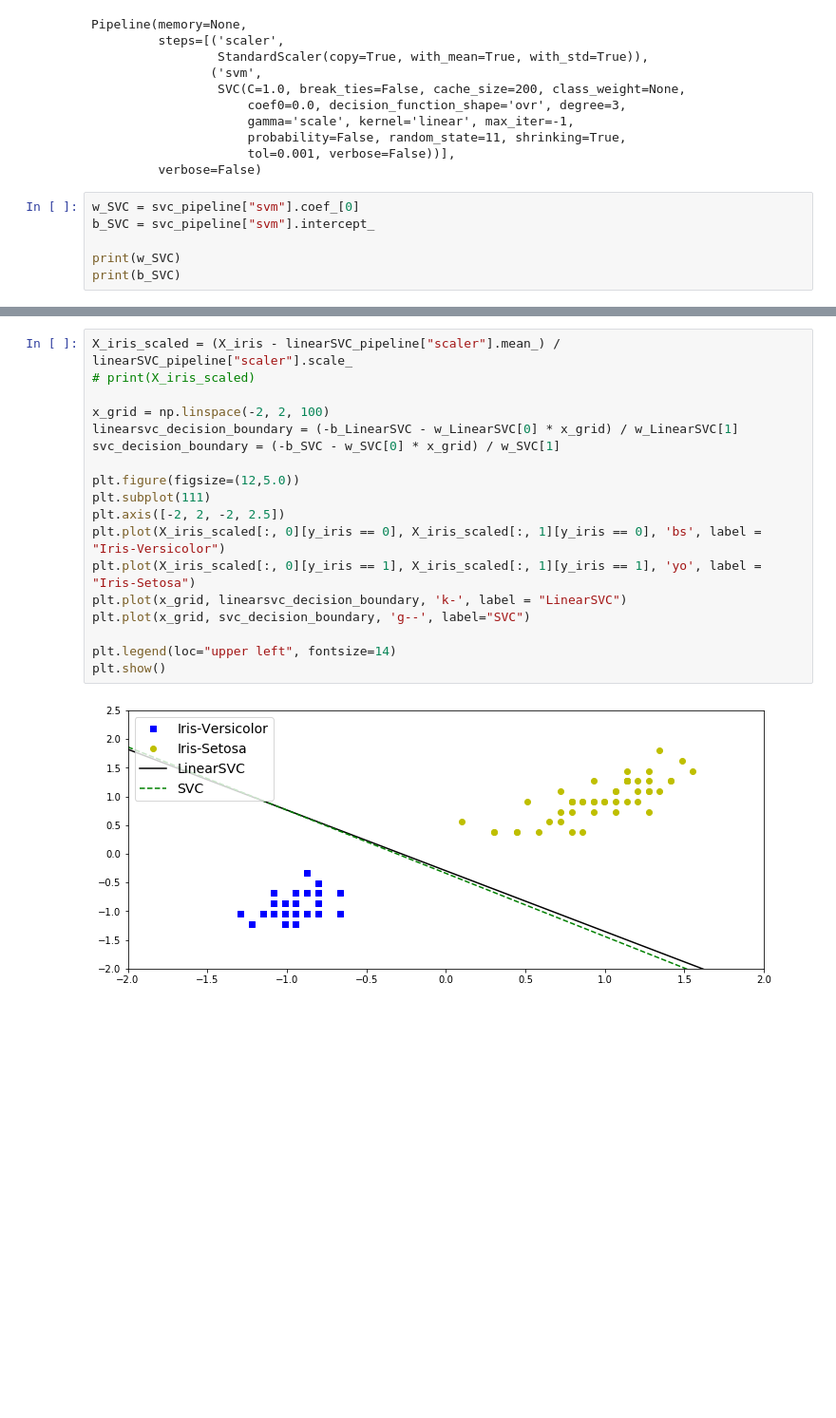
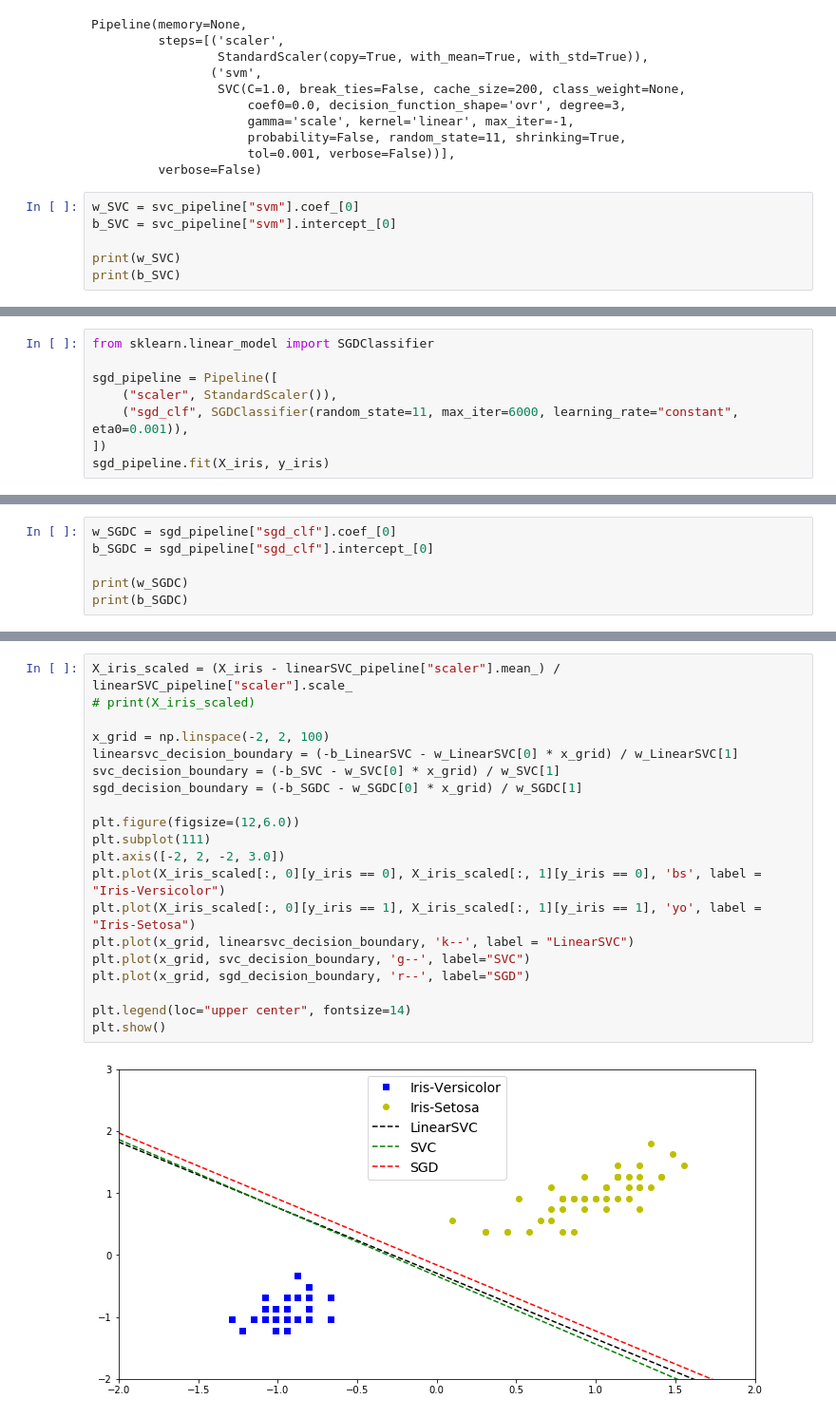
Before and after one commit to wbchristerson/machine-learning-projects, a Jupyter notebook: svm-examples.ipynb, the cells around one changed output, grey strips where cells are left out. Shown: that part at 95% size. Saved outputs shown, nothing was run; the diff lists cells and outputs as text; blank space fills up the shorter version.

Commit message:
feat: include stochastic gradient descent classifier for linearly separable data set

```diff
--- a/svm-examples.ipynb
+++ b/svm-examples.ipynb
@@ -93,7 +93,7 @@ Pipeline(memory=None,
          verbose=False)
 # %%
 w_SVC = svc_pipeline["svm"].coef_[0]
-b_SVC = svc_pipeline["svm"].intercept_
+b_SVC = svc_pipeline["svm"].intercept_[0]
 
 print(w_SVC)
 print(b_SVC)
@@ -102,0 +103,8 @@ print(b_SVC)
+# %%
+from sklearn.linear_model import SGDClassifier
+
+sgd_pipeline = Pipeline([
+    ("scaler", StandardScaler()),
+    ("sgd_clf", SGDClassifier(random_state=11, max_iter=6000, learning_rate="constant", eta0=0.001)),
+])
+sgd_pipeline.fit(X_iris, y_iris)
@@ -102,0 +125,6 @@ print(b_SVC)
+# %%
+w_SGDC = sgd_pipeline["sgd_clf"].coef_[0]
+b_SGDC = sgd_pipeline["sgd_clf"].intercept_[0]
+
+print(w_SGDC)
+print(b_SGDC)
@@ -103,20 +134,22 @@ print(b_SVC)
 # %%
 X_iris_scaled = (X_iris - linearSVC_pipeline["scaler"].mean_) / linearSVC_pipeline["scaler"].scale_
 # print(X_iris_scaled)
 
 x_grid = np.linspace(-2, 2, 100)
 linearsvc_decision_boundary = (-b_LinearSVC - w_LinearSVC[0] * x_grid) / w_LinearSVC[1]
 svc_decision_boundary = (-b_SVC - w_SVC[0] * x_grid) / w_SVC[1]
+sgd_decision_boundary = (-b_SGDC - w_SGDC[0] * x_grid) / w_SGDC[1]
 
-plt.figure(figsize=(12,5.0))
+plt.figure(figsize=(12,6.0))
 plt.subplot(111)
-plt.axis([-2, 2, -2, 2.5])
+plt.axis([-2, 2, -2, 3.0])
 plt.plot(X_iris_scaled[:, 0][y_iris == 0], X_iris_scaled[:, 1][y_iris == 0], 'bs', label = "Iris-Versicolor")
 plt.plot(X_iris_scaled[:, 0][y_iris == 1], X_iris_scaled[:, 1][y_iris == 1], 'yo', label = "Iris-Setosa")
-plt.plot(x_grid, linearsvc_decision_boundary, 'k-', label = "LinearSVC")
+plt.plot(x_grid, linearsvc_decision_boundary, 'k--', label = "LinearSVC")
 plt.plot(x_grid, svc_decision_boundary, 'g--', label="SVC")
+plt.plot(x_grid, sgd_decision_boundary, 'r--', label="SGD")
 
-plt.legend(loc="upper left", fontsize=14)
+plt.legend(loc="upper center", fontsize=14)
 plt.show()
 # %% [output]
-[figure, old version]
+[figure, new version]
```
Also changed, not shown: parts of 6 cells of this notebook.
